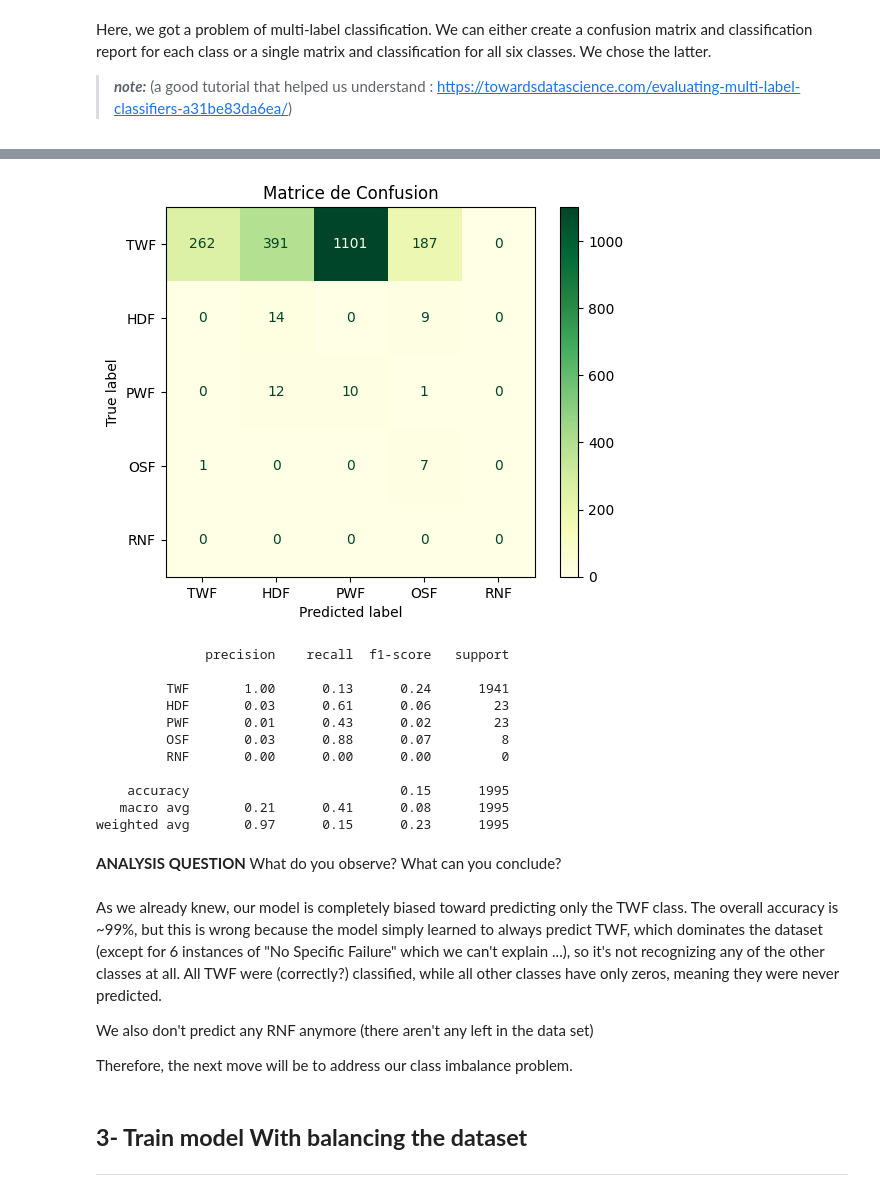
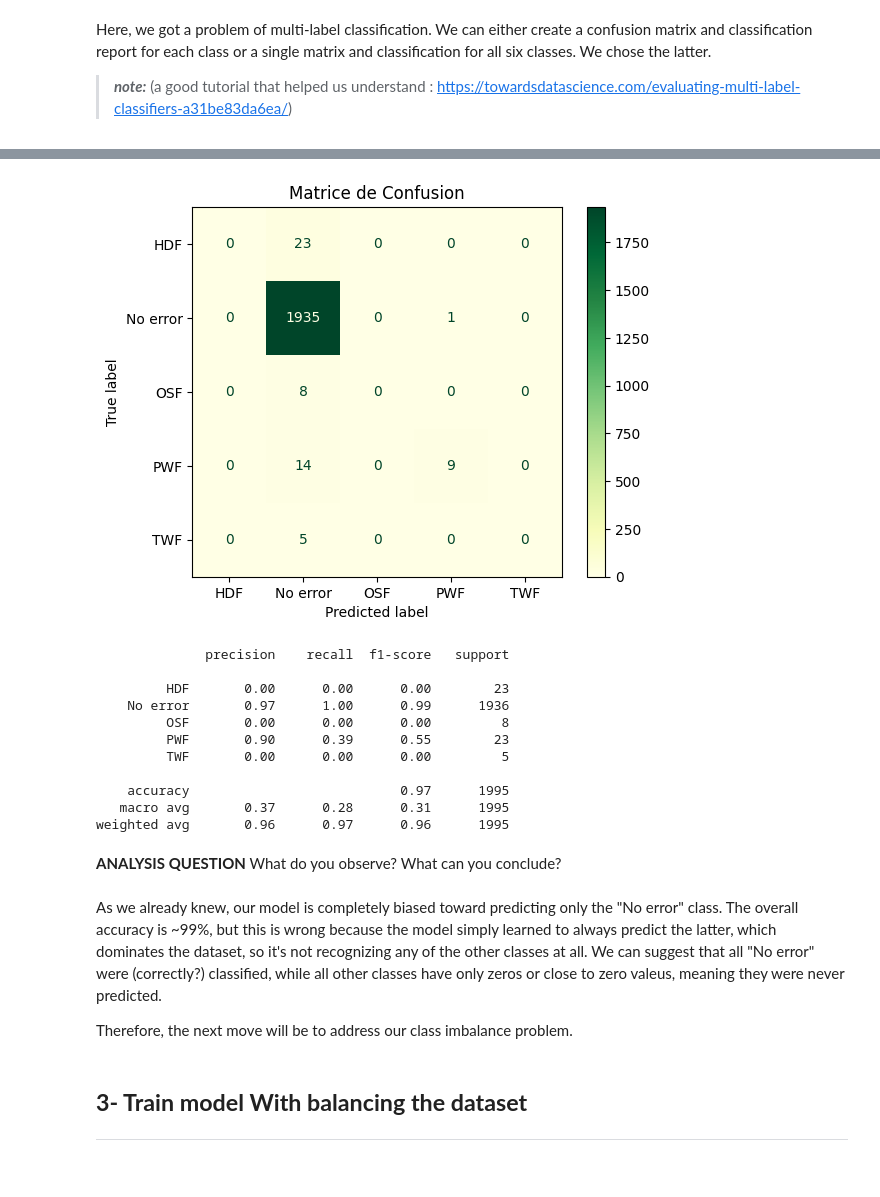
Before and after one commit to ChloeLarroze/STM32_Embedded_AI, a Jupyter notebook: TP_IA_EMBARQUEE.ipynb, the cells around one changed output, grey strips where cells are left out. Cells and saved outputs as stored; diff of their text form; code cells hidden in the pictures.

```diff
--- a/TP_IA_EMBARQUEE.ipynb
+++ b/TP_IA_EMBARQUEE.ipynb
@@ -237,7 +241,7 @@ In this section we will be trying to clean the dataset as much as possible, with
 input_features = ['Air temperature [K]', 'Process temperature [K]',
                   'Rotational speed [rpm]', 'Torque [Nm]', 'Tool wear [min]']
 
-output_labels = ['TWF', 'HDF', 'PWF', 'OSF', 'RNF']
+output_labels = ["No error", 'TWF', 'HDF', 'PWF', 'OSF']
 
 #problem 1 : we drop the observations where RNF=1 but Machine failure=0
 idx_RNF = data.loc[(data["RNF"] == 1) & (data["Machine failure"] == 0)].index
@@ -246,9 +250,16 @@ data.drop(index=idx_RNF, inplace=True)
 idx_unknown_failure = data.loc[(data["Machine failure"] == 1) & (data[failure_types].sum(axis=1) == 0)].index
 data.drop(index=idx_unknown_failure, inplace=True)
 
-#features and labels
-X = data[input_features].values
-Y = data[output_labels].values
+#now let's create our input/output
+#X (inputs)
+X = data[input_features].values #conv dataframe to array
+
+#Y
+Y = data[failure_types].copy()
+no_error_condition = (Y == 0).all(axis=1) #no error condition to handle the case where no failure happens
+Y = np.where(no_error_condition, 'No Error', Y.idxmax(axis=1))
+Y = pd.get_dummies(Y) #we need to convert it to one-hot
+
 
 #split into training and test sets (we arbitrary choose 80% train, 20% test)
 X_train, X_test, Y_train, Y_test = train_test_split(X, Y, test_size=0.2, random_state=42)
@@ -379,16 +390,19 @@ Here, we got a problem of multi-label classification. We can either create a con
 
 > **_note:_**   (a good tutorial that helped us understand : https://towardsdatascience.com/evaluating-multi-label-classifiers-a31be83da6ea/)
 # %%
+#we first need to figure out which class is which (because of the encoding from 0 to 4)
+class_mapping = {i: label for i, label in enumerate(Y.columns)}
+print(class_mapping, "\n")
+
 #predictions
 y_pred = model.predict(X_test)
-
 #prediction to label index
 y_pred_int = np.argmax(y_pred, axis=1)
 
 # one hot to real numbers
 Y_test_int = np.argmax(Y_test, axis=1)
 
-output_labels = ['TWF', 'HDF', 'PWF', 'OSF', 'RNF']
+output_labels = ['HDF', 'No error', 'OSF', 'PWF', 'TWF' ]
 
 #confusion matrix
 cm = confusion_matrix(Y_test_int, y_pred_int, labels=np.arange(len(output_labels)))
@@ -405,21 +421,19 @@ print(classification_report(Y_test_int, y_pred_int, target_names=output_labels,
-[figure, old version]
+[figure, new version]
               precision    recall  f1-score   support
 
-         TWF       1.00      0.13      0.24      1941
-         HDF       0.03      0.61      0.06        23
-         PWF       0.01      0.43      0.02        23
-         OSF       0.03      0.88      0.07         8
-         RNF       0.00      0.00      0.00         0
+         HDF       0.00      0.00      0.00        23
+    No error       0.97      1.00      0.99      1936
+         OSF       0.00      0.00      0.00         8
+         PWF       0.90      0.39      0.55        23
+         TWF       0.00      0.00      0.00         5
 
-    accuracy                           0.15      1995
-   macro avg       0.21      0.41      0.08      1995
-weighted avg       0.97      0.15      0.23      1995
+    accuracy                           0.97      1995
+   macro avg       0.37      0.28      0.31      1995
+weighted avg       0.96      0.97      0.96      1995
 # %% [markdown]
 **ANALYSIS QUESTION** What do you observe? What can you conclude?
 # %% [markdown]
-As we already knew, our model is completely biased toward predicting only the TWF class. The overall accuracy is ~99%, but this is wrong because the model simply learned to always predict TWF, which dominates the dataset (except for 6 instances of "No Specific Failure" which we can't explain ...), so it's not recognizing any of the other classes at all. All TWF were (correctly?) classified, while all other classes have only zeros, meaning they were never predicted.
-
-We also don't predict any RNF anymore (there aren't any left in the data set)
+As we already knew, our model is completely biased toward predicting only the "No error" class. The overall accuracy is ~99%, but this is wrong because the model simply learned to always predict the latter, which dominates the dataset, so it's not recognizing any of the other classes at all. We can suggest that all "No error" were (correctly?) classified, while all other classes have only zeros or close to zero valeus, meaning they were never predicted.
 
 
 Therefore, the next move will be to address our class imbalance problem.
```
Also changed, not shown: parts of 15 cells of this notebook.
